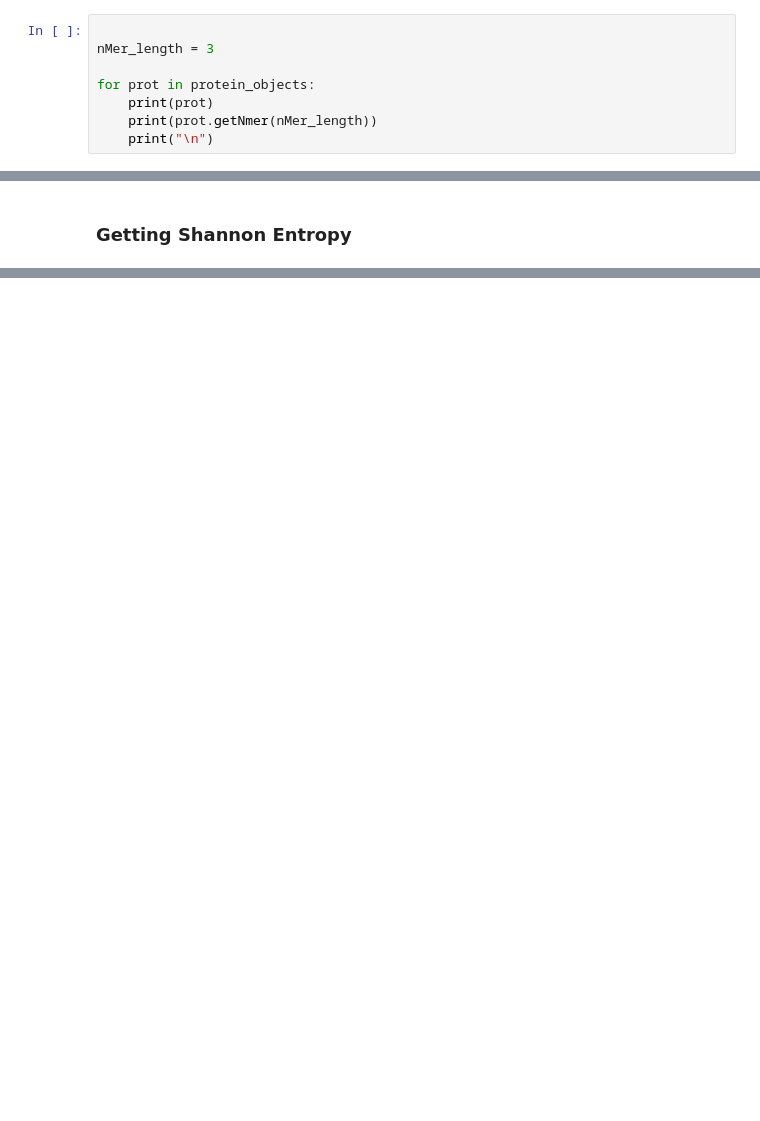
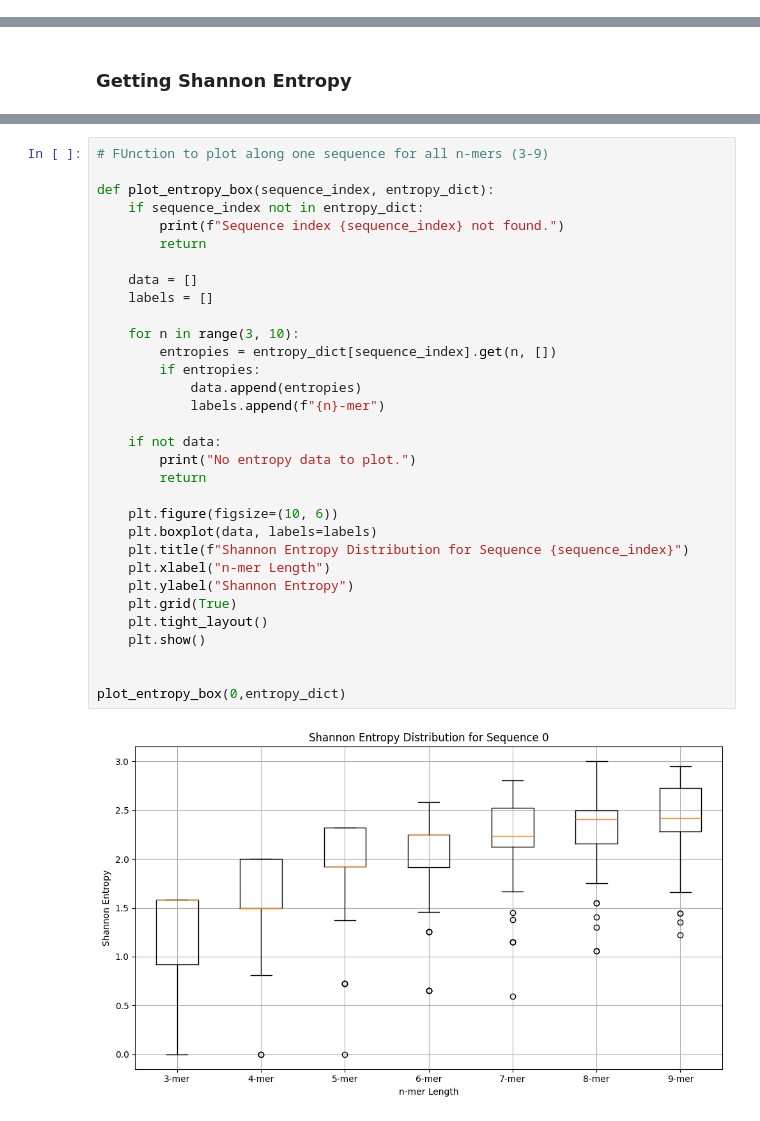
Before and after one commit to Darsh-A/Biocomputing-MS22068, a Jupyter notebook: Project/main.ipynb, the cells around one changed output, grey strips where cells are left out. Saved outputs shown, nothing was run; the diff lists cells and outputs as text; blank space fills up the shorter version.

```diff
--- a/Project/main.ipynb
+++ b/Project/main.ipynb
@@ -109,11 +98,3 @@ print(protein_objects[0].sequence)
 ['MSTGPTAATGSNRRLQQTQNQVDEVVDIMRVNVDKVLERDQKLSELDDRADALQAGASQF', 'ETSAAKLKRKYWWKNCKMWAIGITVLVIFIIIIIVWVVSS']
 # %% [markdown]
 ### Get nMer of the Sequence (Define it below)
-# %%
-
-nMer_length = 3
-
-for prot in protein_objects:
-    print(prot)
-    print(prot.getNmer(nMer_length))
-    print("\n")
@@ -223,0 +155,34 @@ print(np.unique(Probs))
+# %%
+# FUnction to plot along one sequence for all n-mers (3-9)
+
+def plot_entropy_box(sequence_index, entropy_dict):
+    if sequence_index not in entropy_dict:
+        print(f"Sequence index {sequence_index} not found.")
+        return
+
+    data = []
+    labels = []
+
+    for n in range(3, 10):
+        entropies = entropy_dict[sequence_index].get(n, [])
+        if entropies:
+            data.append(entropies)
+            labels.append(f"{n}-mer")
+
+    if not data:
+        print("No entropy data to plot.")
+        return
+
+    plt.figure(figsize=(10, 6))
+    plt.boxplot(data, labels=labels)
+    plt.title(f"Shannon Entropy Distribution for Sequence {sequence_index}")
+    plt.xlabel("n-mer Length")
+    plt.ylabel("Shannon Entropy")
+    plt.grid(True)
+    plt.tight_layout()
+    plt.show()
+
+
+plot_entropy_box(0,entropy_dict)
+# %% [output]
+[figure, added]
```
Also changed, not shown: parts of 6 cells of this notebook.
